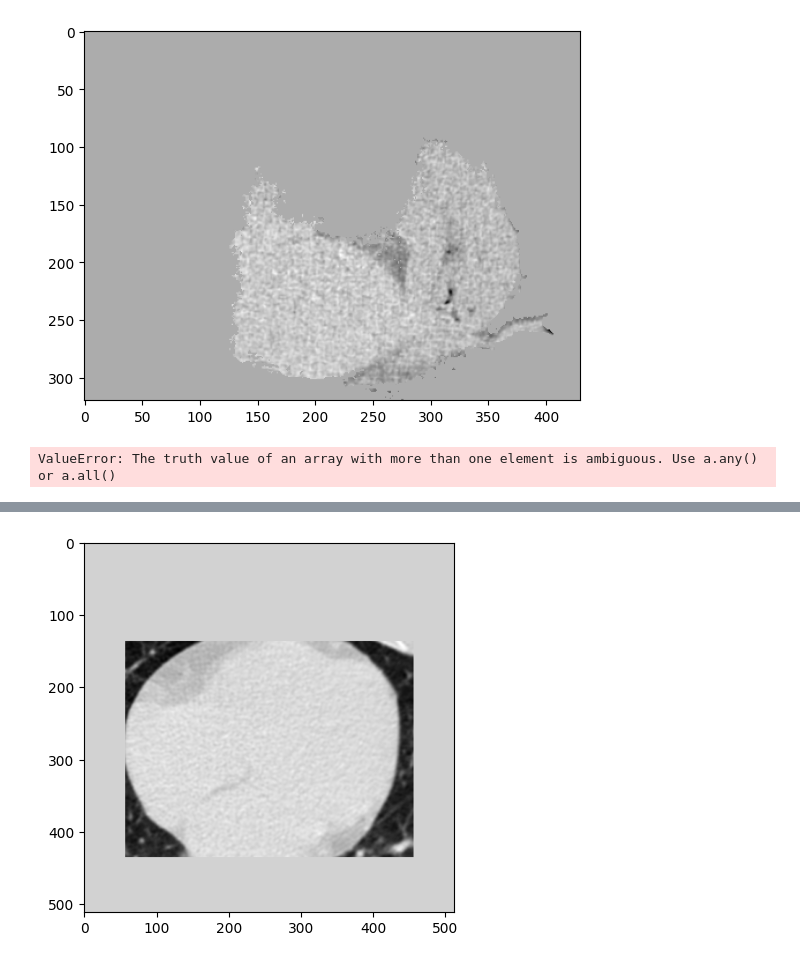
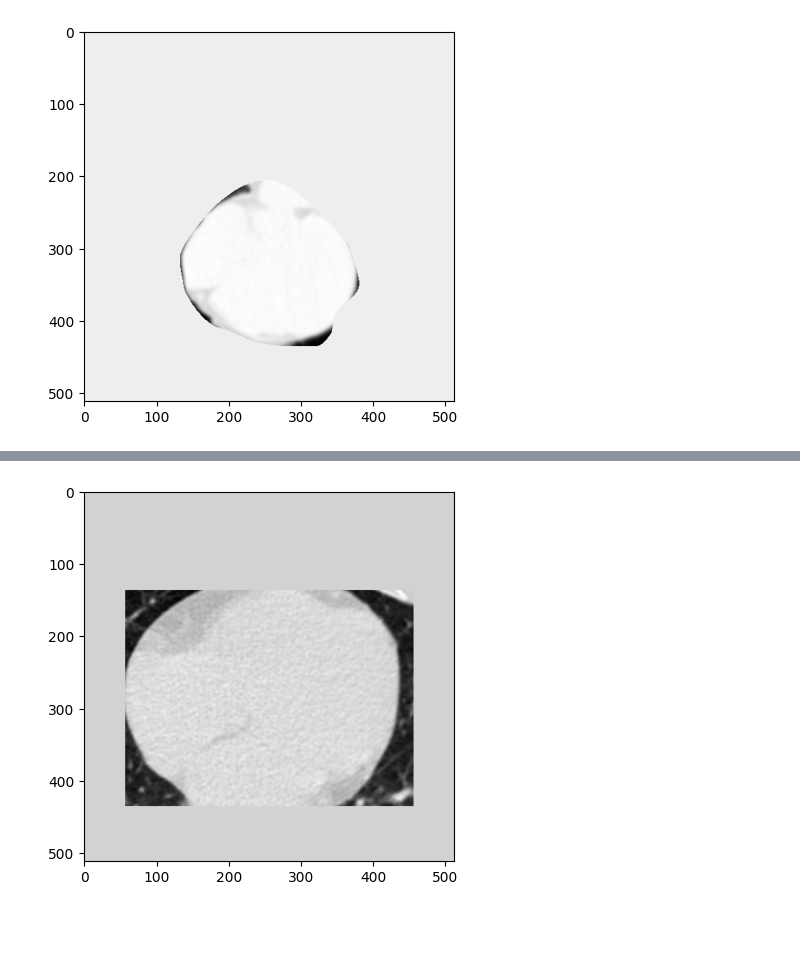
Before and after one commit to MayunaGupta/ECE207A_CT_project, a Jupyter notebook: Porject.ipynb, the cells around one changed output, grey strips where cells are left out. Cells and saved outputs as stored; diff of their text form; code cells hidden in the pictures; blank space fills up the shorter version.

Commit message:
Temporal Scans

```diff
--- a/Porject.ipynb
+++ b/Porject.ipynb
@@ -16,5 +16,17 @@ voxel_volume = space[0]*space[1]*space[2]
 # %%
-img1 = sitk.ReadImage("Temporal 75 Cal Score .625 DLIR SSF - 306.nii.gz")
-mask1 = sitk.ReadImage("Segmentation preview-Segment_1-label.nii.gz")
+# img1 = sitk.ReadImage("Temporal 75 Cal Score .625 DLIR SSF - 306.nii.gz")
+img1 = sitk.ReadImage('../CAC_cases_2500_vs_625_group1_originals/ID27649_CAC/img-nii/Temporal 75 Cal Score .625 DLIR SSF - 306.nii.gz')
+img2 = sitk.GetImageFromArray(sitk.GetArrayViewFromImage(img1)[0,:,:,:])
+mask1 = sitk.ReadImage("../CAC_cases_2500_vs_625_group1_originals/ID27649_CAC/img-nii/Segmentation-Temporal75-label.nii.gz")
 space = img1.GetSpacing()
 voxel_volume = space[0]*space[1]*space[2]
+
+pixelID = img1.GetPixelID()
+
+gaussian = sitk.SmoothingRecursiveGaussianImageFilter()
+gaussian.SetSigma(2)
+blur_image = gaussian.Execute(img2)
+
+caster = sitk.CastImageFilter()
+caster.SetOutputPixelType(pixelID)
+blur_image = caster.Execute(blur_image)
@@ -21,16 +35,12 @@ voxel_volume = space[0]*space[1]*space[2]
 # %%
-image_array = sitk.GetArrayViewFromImage(img1)[:,0:508,:]
+image_array = sitk.GetArrayViewFromImage(blur_image)
 mask_array = sitk.GetArrayFromImage(mask1)
 cropped_array = image_array * mask_array
 # Display the image using Matplotlib
-plt.imshow(cropped_array[40,130:450,20:450], cmap="gray")
+plt.imshow(cropped_array[120,:,:], cmap="gray")
 plt.show()
 # # Display the image using Matplotlib
 # plt.imshow(mask_array[40,130:450,20:450], cmap="gray")
 # plt.show()
 # %% [output]
-[figure, old version]
+[figure, new version]
-# %%
-max(sitk.GetArrayFromImage(mask1))
-# %% [output]
-ValueError: The truth value of an array with more than one element is ambiguous. Use a.any() or a.all()
```
Also changed, not shown: parts of 9 cells of this notebook, 1 other file.
